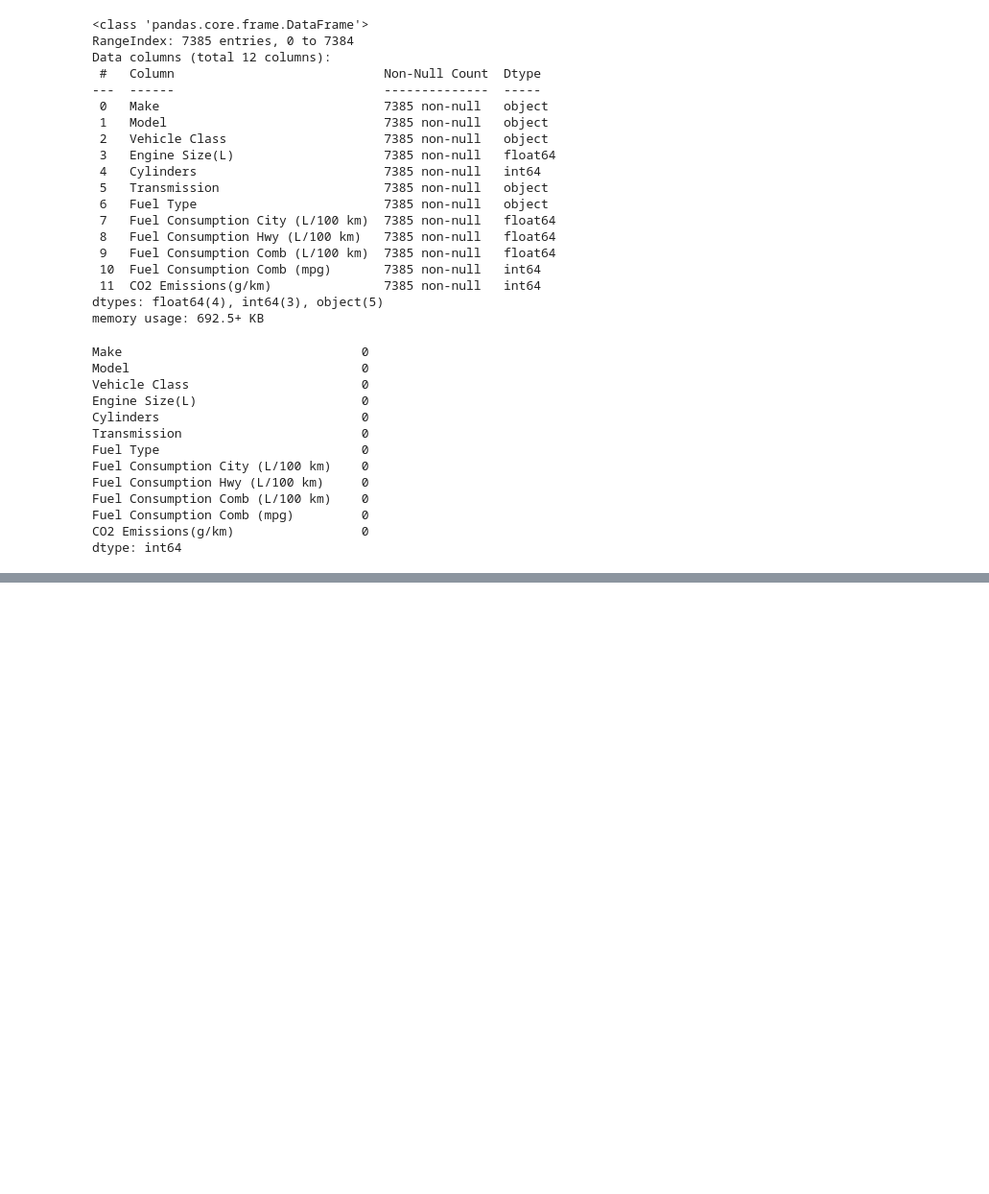
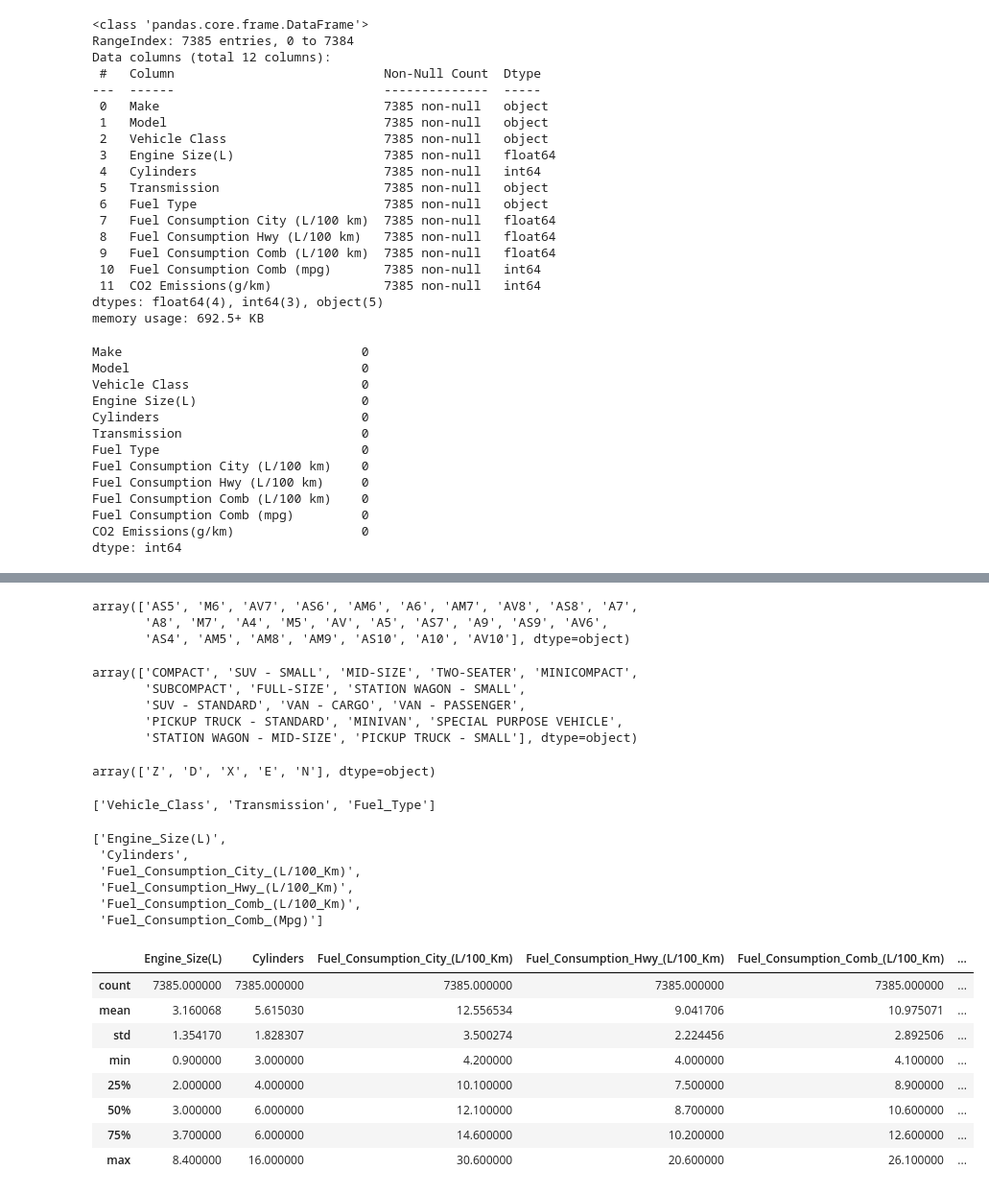
Before and after one commit to aryangaikwadgit/vehicle_co2_emission, a Jupyter notebook: Untitled.ipynb, the cells around one changed output, grey strips where cells are left out. Shown at 96% size. Drawn from its saved outputs; the diff is of its cells as text; code cells hidden in the pictures; blank space fills up the shorter version.

```diff
--- a/Untitled.ipynb
+++ b/Untitled.ipynb
@@ -79,0 +76,3 @@ SyntaxError: invalid syntax (343737671.py, line 1)
+# %%
+df.columns=df.columns.str.title().str.replace(" ","_")
+df.columns
@@ -79,0 +101,48 @@ SyntaxError: invalid syntax (343737671.py, line 1)
+# %%
+df["Transmission"].unique() #categorical feature
+# %% [output]
+array(['AS5', 'M6', 'AV7', 'AS6', 'AM6', 'A6', 'AM7', 'AV8', 'AS8', 'A7',
+       'A8', 'M7', 'A4', 'M5', 'AV', 'A5', 'AS7', 'A9', 'AS9', 'AV6',
+       'AS4', 'AM5', 'AM8', 'AM9', 'AS10', 'A10', 'AV10'], dtype=object)
+# %%
+df["Vehicle_Class"].unique() #categorical feature
+# %% [output]
+array(['COMPACT', 'SUV - SMALL', 'MID-SIZE', 'TWO-SEATER', 'MINICOMPACT',
+       'SUBCOMPACT', 'FULL-SIZE', 'STATION WAGON - SMALL',
+       'SUV - STANDARD', 'VAN - CARGO', 'VAN - PASSENGER',
+       'PICKUP TRUCK - STANDARD', 'MINIVAN', 'SPECIAL PURPOSE VEHICLE',
+       'STATION WAGON - MID-SIZE', 'PICKUP TRUCK - SMALL'], dtype=object)
+# %%
+df["Fuel_Type"].unique() #categorical feature
+# %% [output]
+array(['Z', 'D', 'X', 'E', 'N'], dtype=object)
+# %%
+categorical_feature_df =  df.select_dtypes(include = "object").drop(columns = ["Make","Model"])
+categorical_feature = categorical_feature_df.columns.tolist()
+categorical_feature
+# %% [output]
+['Vehicle_Class', 'Transmission', 'Fuel_Type']
+# %%
+numerical_features_df =  df.select_dtypes(include = "number").drop(columns = ["Co2_Emissions(G/Km)"])
+numerical_features =numerical_features_df.columns.tolist()
+numerical_features
+# %% [output]
+['Engine_Size(L)',
+ 'Cylinders',
+ 'Fuel_Consumption_City_(L/100_Km)',
+ 'Fuel_Consumption_Hwy_(L/100_Km)',
+ 'Fuel_Consumption_Comb_(L/100_Km)',
+ 'Fuel_Consumption_Comb_(Mpg)']
+# %%
+# skewness
+df[numerical_features].describe()
+# %% [output]
+|  | Engine_Size(L) | Cylinders | Fuel_Consumption_City_(L/100_Km) | Fuel_Consumption_Hwy_(L/100_Km) | Fuel_Consumption_Comb_(L/100_Km) | ... |
+| count | 7385.000000 | 7385.000000 | 7385.000000 | 7385.000000 | 7385.000000 | ... |
+| mean | 3.160068 | 5.615030 | 12.556534 | 9.041706 | 10.975071 | ... |
+| std | 1.354170 | 1.828307 | 3.500274 | 2.224456 | 2.892506 | ... |
+| min | 0.900000 | 3.000000 | 4.200000 | 4.000000 | 4.100000 | ... |
+| 25% | 2.000000 | 4.000000 | 10.100000 | 7.500000 | 8.900000 | ... |
+| 50% | 3.000000 | 6.000000 | 12.100000 | 8.700000 | 10.600000 | ... |
+| 75% | 3.700000 | 6.000000 | 14.600000 | 10.200000 | 12.600000 | ... |
+| max | 8.400000 | 16.000000 | 30.600000 | 20.600000 | 26.100000 | ... |
```
Also changed, not shown: parts of 5 cells of this notebook, 3 other files.
